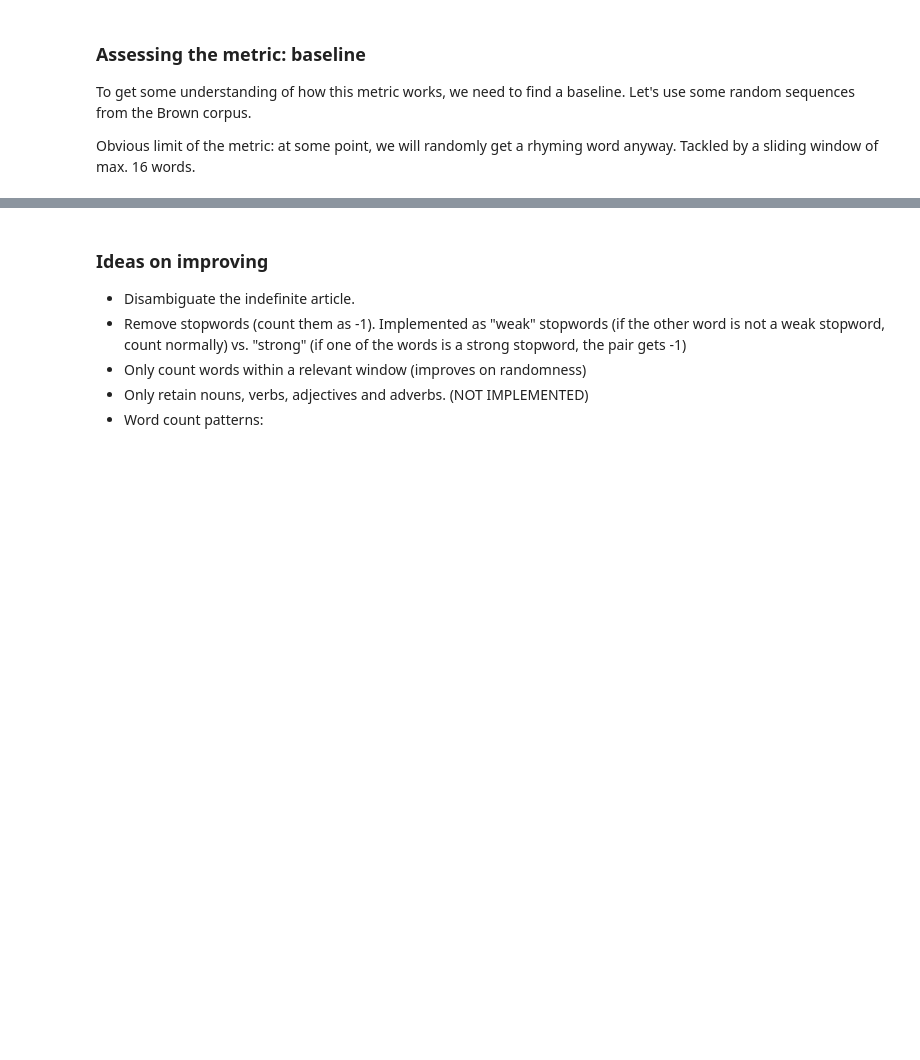
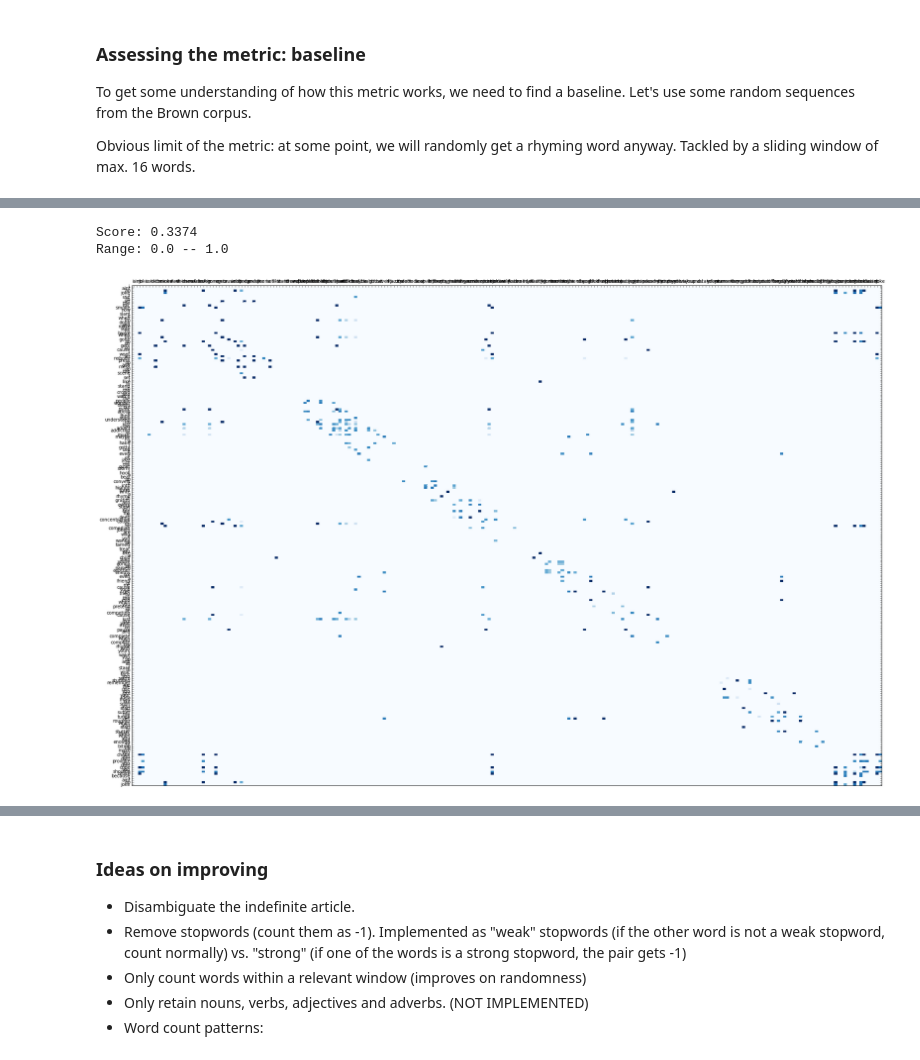
Before and after one commit to hajicj/HAMR_2016, a Jupyter notebook: server-side/rhyme_scores.ipynb, the cells around one changed output, grey strips where cells are left out. Cells and saved outputs as stored; diff of their text form; code cells hidden in the pictures; blank space fills up the shorter version.

```diff
--- a/server-side/rhyme_scores.ipynb
+++ b/server-side/rhyme_scores.ipynb
@@ -72,8 +72,8 @@ def score_words(words, prondict=cmudict):
     aggregate = aggregate_score(score_grid)
     return aggregate
 
-def score_and_visualize_words(words, prondict=cmudict):
-    score_grid = rhyme_score_grid(words, prondict=prondict)
+def score_and_visualize_words(words, prondict=cmudict, **kwargs):
+    score_grid = rhyme_score_grid(words, prondict=prondict, **kwargs)
     score = aggregate_score(score_grid)
     print('Score: {0:.4f}'.format(score))
     stats = pairwise_grid_stats(score_grid, words)
@@ -128,12 +128,11 @@ def parse_artist(filename):
 
     return texts
 
-rakim_texts = parse_artist('examples_good_rhymes/rakim')
-eminem_texts = parse_artist('examples_good_rhymes/eminem')
-aesop_texts = parse_artist('examples_good_rhymes/aesop_rock')
-lilwayne_texts = parse_artist('examples_good_rhymes/lil_wayne')
+rakim_texts = parse_artist('../examples_good_rhymes/rakim')
+eminem_texts = parse_artist('../examples_good_rhymes/eminem')
+aesop_texts = parse_artist('../examples_good_rhymes/aesop_rock')
+lilwayne_texts = parse_artist('../examples_good_rhymes/lil_wayne')
 # %%
 good_texts = list(itertools.chain(rakim_texts, eminem_texts, aesop_texts, lilwayne_texts))
 # print(len(good_texts))
-good_words = [tokenize(t) for t in good_texts]
-good_text_scores = [score_words(w[:30]) for w in good_words]
+good_text_words = [tokenize(t) for t in good_texts]
@@ -139,0 +142,7 @@ good_text_scores = [score_words(w[:30]) for w in good_words]
+# %%
+#good_text_scores = [score_words(w) for w in good_words]
+score_and_visualize_words(good_text_words[0], nonnegative=True)
+# %% [output]
+Score: 0.3374
+Range: 0.0 -- 1.0
+[figure, added]
```
Also changed, not shown: parts of 5 cells of this notebook, 1 other file.
